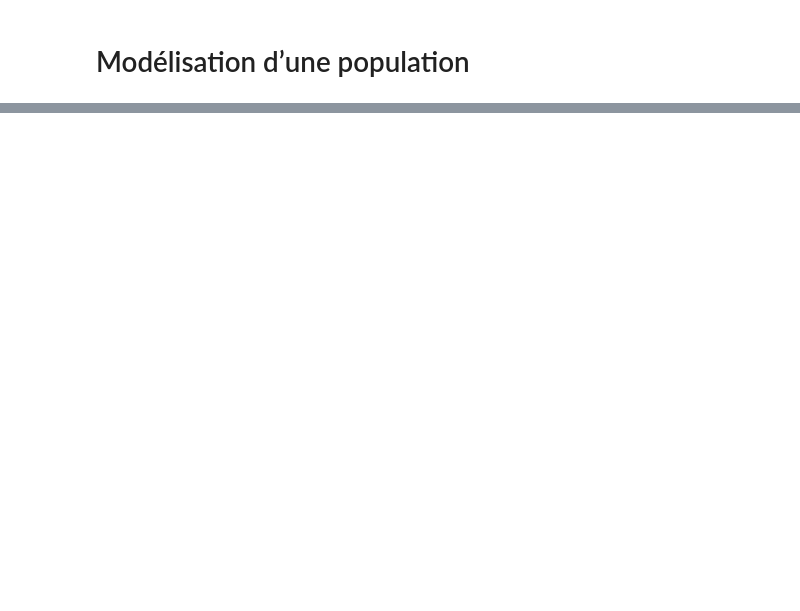
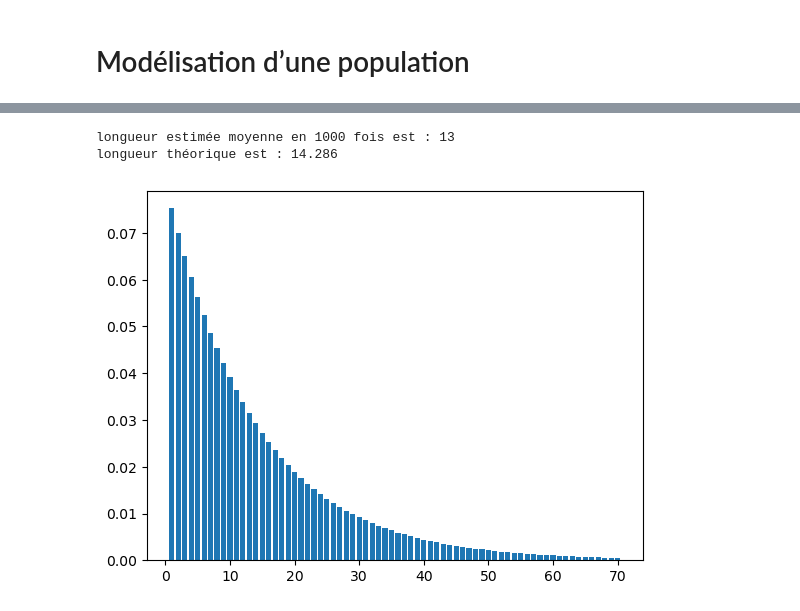
Before and after one commit to ZhouRUNLIN/LU3IN005-STAT-INFO, a Jupyter notebook: Projet3/projet3-IN005.ipynb, the cells around one changed output, grey strips where cells are left out. Cells and saved outputs as stored; diff of their text form; code cells hidden in the pictures; blank space fills up the shorter version.

```diff
--- a/Projet3/projet3-IN005.ipynb
+++ b/Projet3/projet3-IN005.ipynb
@@ -300,0 +384,21 @@ plt.show()
+# %%
+print("longueur estimée moyenne en {:d} fois est : {:d}".format(1000, countEstimeLen(1000)))
+print("longueur théorique est : 14.286")
+# %% [output]
+longueur estimée moyenne en 1000 fois est : 13
+longueur théorique est : 14.286
+# %%
+#pour Question 5
+def showInfectionTheorique(length, p_ir):
+    """
+
+    """
+    dic={}
+    for i in range(length):
+        dic[i+1]=(1-p_ir)**(i-1) * p_ir
+
+    drawFromData(dic, len(dic), 0)
+
+showInfectionTheorique(70, 0.07)
+# %% [output]
+[figure, added]
```
Also changed, not shown: parts of 11 cells of this notebook, 1 other file.
